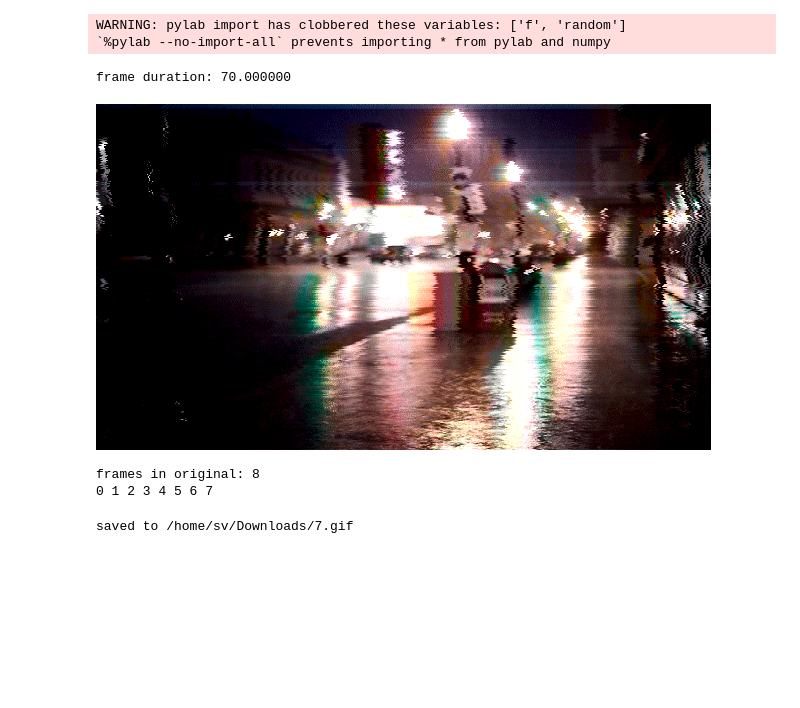
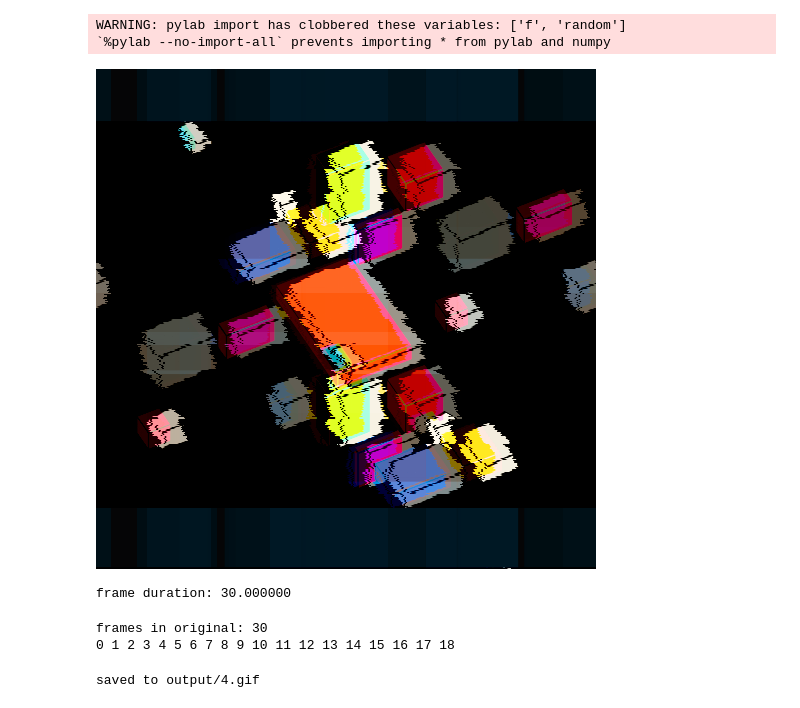
Before and after one commit to sv3/gift, a Jupyter notebook: ancient mystery anim.ipynb, the cells around one changed output. Cells and saved outputs as stored; diff of their text form; code cells hidden in the pictures; blank space fills up the shorter version.

```diff
--- a/ancient mystery anim.ipynb
+++ b/ancient mystery anim.ipynb
@@ -22,31 +23,29 @@ w, h = img.size
 # %%
 def fuckwith(image, p, colors=None, pil=False):
 
-    a, b = p
+    a, b, t = p
     h, w, c = image.shape
-
-    im = np.array(image)
-
-    #image = im[:,:,:3]
-    #alpha = im[:,:3]
 
     lab = color.rgb2lab(image)
 
     for y in range(h):
         lmax = np.max(lab[y,:,0])
         lavg = np.mean(lab[y,:,0])
-        shift = int( lavg*0.7*a + rand()*5 )
+        saw = ( (y + 25*t) % 25 )*0.3
+        shift = int( (lavg*0.1 + lmax*0.15)*a + rand()*5 + saw )
 
         lab[y,:,:1] = np.roll(lab[y,:,:1], shift, 0)
         lab[y,:,2] = np.roll(lab[y,:,2], -shift//2, 0)
+
         lab[y,:,0] -= lmax * ( (1.5 ** a) - 1 )
         lab[y,:,0] *= ((a * 0.8) + 1.0)
         lab[y,:,0] += (a*5) - 1
+
         lab[y,:,1] += lmax * 0.2 * a
-        lab[y,:,2] += lmax * 0.3 * a
+        lab[y,:,2] += lmax * 0.5 * a
 
     for x in range(w):
-        #lmax = np.max(lab[:,x,0])
+        lmax = np.max(lab[:,x,0])
         #shift = int(lmax*0.5*b + random.random()*2)
         #lab[:,x] = np.roll(lab[:,x], shift, 0)
         lab[:,x,0] += lmax * ( (1.1 ** b) - 1 )
@@ -56,7 +55,6 @@ def fuckwith(image, p, colors=None, pil=False):
 
     rgb = color.lab2rgb(lab)
     rgb = np.clip(rgb, 0, 1)
-    #np.hstack((rgb,alpha))
 
     if colors:
         rgb_scaled = (rgb*255).astype('uint8')
@@ -74,6 +72,10 @@ def fuckwith(image, p, colors=None, pil=False):
         return mod
     else:
         return rgb
+# %%
+fuckwith(frames[5], (0.5, 0.5, 1), pil=True)
+# %% [output]
+[figure, added]
 # %%
 frames = []
 
@@ -98,43 +100,39 @@ def iter_frames(im):
         pass
 
 
-ingif = Image.open('/input')
+ingif = Image.open('input/boxes.gif')
 print('frame duration: %f'% ingif.info['duration'])
 
 for i, frame in enumerate(iter_frames(ingif)):
     frame = np.array(frame)
     frames.append(frame)
 # %% [output]
-frame duration: 70.000000
+frame duration: 30.000000
-# %%
-fuckwith(frames[5], (0.5, 0.5), pil=True)
-# %% [output]
-[figure, removed]
 # %%
 out = []
 n = len(frames)
 print('frames in original: ' + str(n))
 
 for i, frame in enumerate(frames):
-    print(i, end=' ')
-    p = float(i)/n
+    t = float(i)/n
 
-    a = (-cos( p*2*3.141 ) + 1) * 0.1
+    a = (-cos( t*2*3.141 ) + 1) * 0.1
     a += rand() * 0.22
 
-    b = 0 # (-cos( p*2*3.141 + 2 ) + 1) * 0.02
-    b += (rand() * 0.8) - 0.2
+    b = (-cos( t*2*3.141 + 2 ) + 1) * 0.05
+    b += (rand() * 0.4) - 0.2
 
-    f = fuckwith(frame, (a,b), colors=80)
+    f = fuckwith(frame, (a,b,p), colors=80)
     out.append(f)
+    print(i, end=' ')
 # %% [output]
-frames in original: 8
-0 1 2 3 4 5 6 7
+frames in original: 30
+0 1 2 3 4 5 6 7 8 9 10 11 12 13 14 15 16 17 18
 # %%
-path = '/home/sv/Downloads/%i.gif' % savenum
-images2gif.writeGif(path, out, duration=0.07)
+path = 'output/%i.gif' % savenum
+images2gif.writeGif(path, out, duration=0.03)
 print('saved to ' + path)
 savenum += 1
 # %% [output]
-saved to /home/sv/Downloads/7.gif
+saved to output/4.gif
 # %%
```
Also changed, not shown: parts of 2 cells of this notebook, 5 other files.
